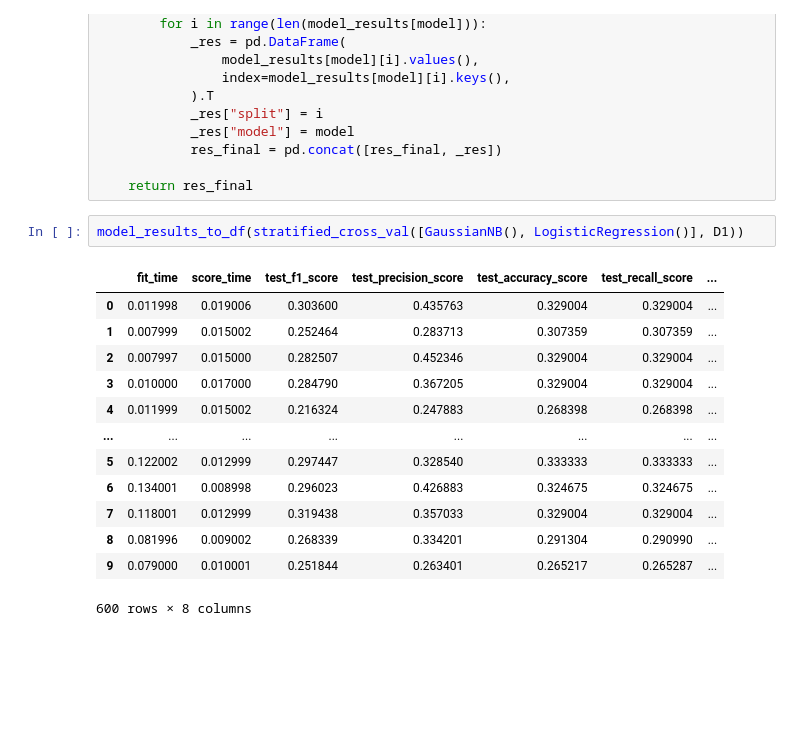
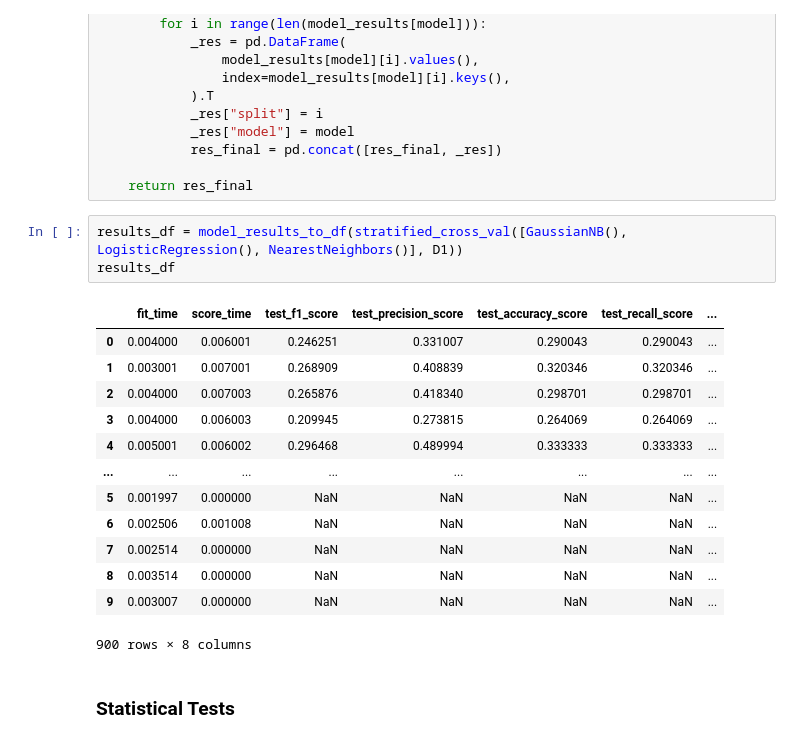
Before and after one commit to MatheusRDG/machine_learning_ufpe_2023, a Jupyter notebook: Q2.ipynb, the cells around one changed output. Cells and saved outputs as stored; diff of their text form; blank space fills up the shorter version.

```diff
--- a/Q2.ipynb
+++ b/Q2.ipynb
@@ -209,18 +207,21 @@ def model_results_to_df(model_results):
 
     return res_final
 # %%
-model_results_to_df(stratified_cross_val([GaussianNB(), LogisticRegression()], D1))
+results_df = model_results_to_df(stratified_cross_val([GaussianNB(), LogisticRegression(), NearestNeighbors()], D1))
+results_df
 # %% [output]
 |  | fit_time | score_time | test_f1_score | test_precision_score | test_accuracy_score | test_recall_score | ... |
-| 0 | 0.011998 | 0.019006 | 0.303600 | 0.435763 | 0.329004 | 0.329004 | ... |
-| 1 | 0.007999 | 0.015002 | 0.252464 | 0.283713 | 0.307359 | 0.307359 | ... |
-| 2 | 0.007997 | 0.015000 | 0.282507 | 0.452346 | 0.329004 | 0.329004 | ... |
-| 3 | 0.010000 | 0.017000 | 0.284790 | 0.367205 | 0.329004 | 0.329004 | ... |
-| 4 | 0.011999 | 0.015002 | 0.216324 | 0.247883 | 0.268398 | 0.268398 | ... |
+| 0 | 0.004000 | 0.006001 | 0.246251 | 0.331007 | 0.290043 | 0.290043 | ... |
+| 1 | 0.003001 | 0.007001 | 0.268909 | 0.408839 | 0.320346 | 0.320346 | ... |
+| 2 | 0.004000 | 0.007003 | 0.265876 | 0.418340 | 0.298701 | 0.298701 | ... |
+| 3 | 0.004000 | 0.006003 | 0.209945 | 0.273815 | 0.264069 | 0.264069 | ... |
+| 4 | 0.005001 | 0.006002 | 0.296468 | 0.489994 | 0.333333 | 0.333333 | ... |
 | ... | ... | ... | ... | ... | ... | ... | ... |
-| 5 | 0.122002 | 0.012999 | 0.297447 | 0.328540 | 0.333333 | 0.333333 | ... |
-| 6 | 0.134001 | 0.008998 | 0.296023 | 0.426883 | 0.324675 | 0.324675 | ... |
-| 7 | 0.118001 | 0.012999 | 0.319438 | 0.357033 | 0.329004 | 0.329004 | ... |
-| 8 | 0.081996 | 0.009002 | 0.268339 | 0.334201 | 0.291304 | 0.290990 | ... |
-| 9 | 0.079000 | 0.010001 | 0.251844 | 0.263401 | 0.265217 | 0.265287 | ... |
+| 5 | 0.001997 | 0.000000 | NaN | NaN | NaN | NaN | ... |
+| 6 | 0.002506 | 0.001008 | NaN | NaN | NaN | NaN | ... |
+| 7 | 0.002514 | 0.000000 | NaN | NaN | NaN | NaN | ... |
+| 8 | 0.003514 | 0.000000 | NaN | NaN | NaN | NaN | ... |
+| 9 | 0.003007 | 0.000000 | NaN | NaN | NaN | NaN | ... |
-600 rows × 8 columns
+900 rows × 8 columns
+# %% [markdown]
+### Statistical Tests
```
Also changed, not shown: parts of 3 cells of this notebook.
